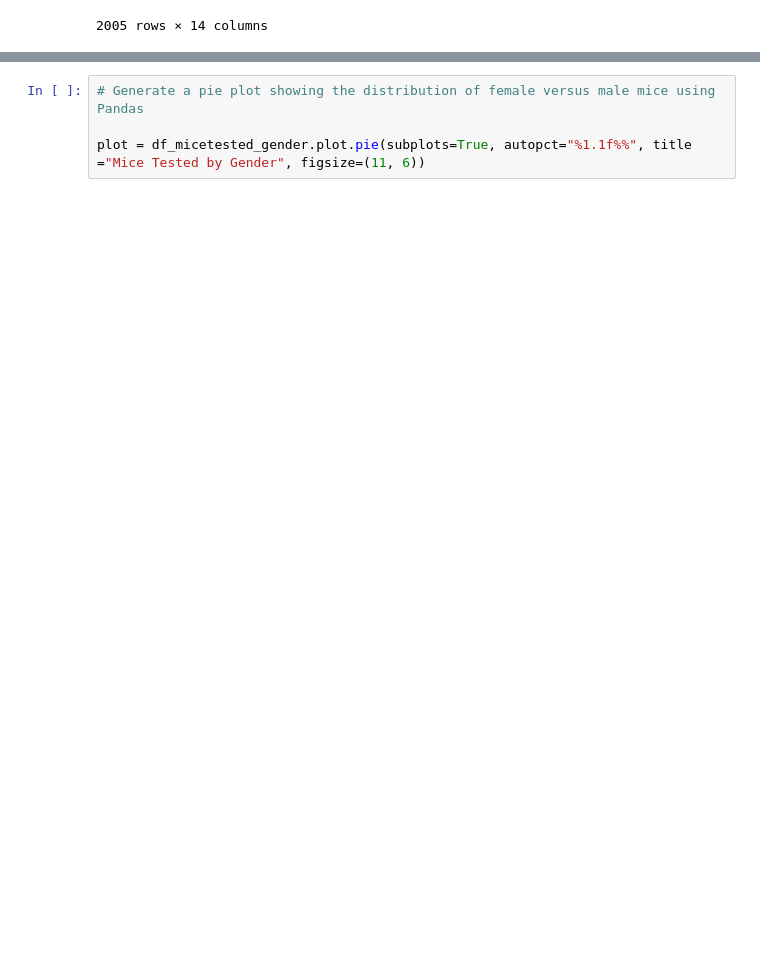
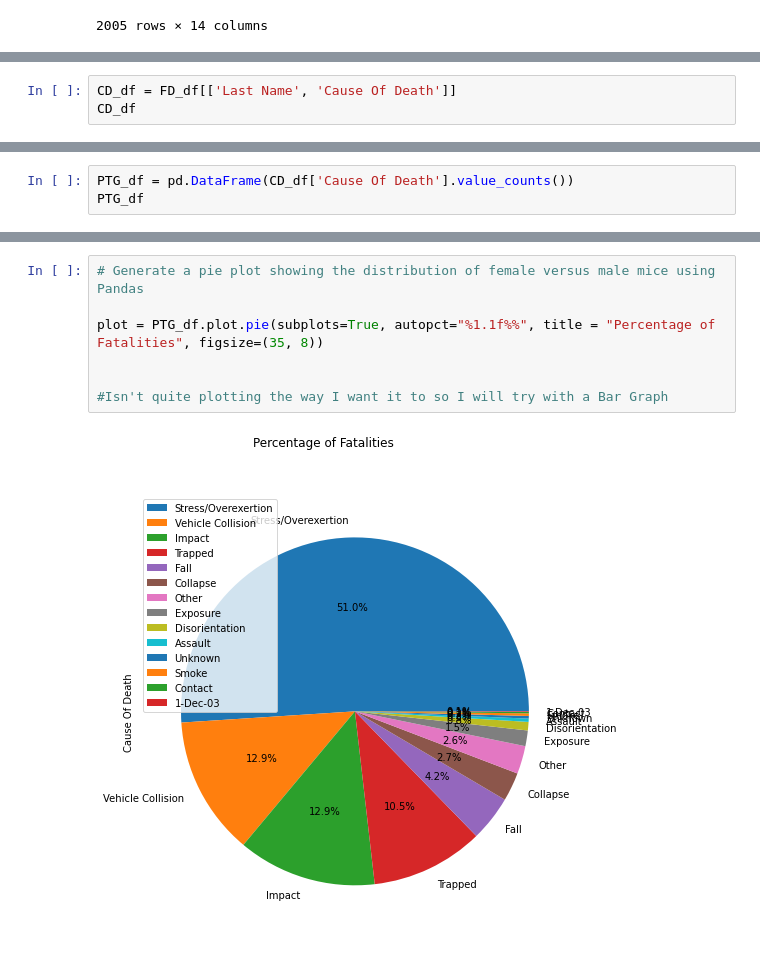
Before and after one commit to Shelf0/DB_Build-GeoMappingFDNY, a Jupyter notebook: Fatalities_Analysis.ipynb, the cells around one changed output, grey strips where cells are left out. Cells and saved outputs as stored; diff of their text form; blank space fills up the shorter version.

Commit message:
Created pie chart & tried making bar chart with no luck

```diff
--- a/Fatalities_Analysis.ipynb
+++ b/Fatalities_Analysis.ipynb
@@ -72,3 +74,6 @@ FD_df
 | 2003 | Louis | Patti | 67 | Fire Police Officer | Volunteer | 6-Dec-15 | 22-Dec-15 | ... |
 | 2004 | Patrick | Wolterman | 28 | Firefighter | Career | 28-Dec-15 | 28-Dec-15 | ... |
 1662 rows × 14 columns
+# %%
+CD_df = FD_df[['Last Name', 'Cause Of Death']]
+CD_df
@@ -74,0 +118,3 @@ FD_df
+# %%
+PTG_df = pd.DataFrame(CD_df['Cause Of Death'].value_counts())
+PTG_df
@@ -75,4 +137,9 @@ FD_df
 # %%
 # Generate a pie plot showing the distribution of female versus male mice using Pandas
 
-plot = df_micetested_gender.plot.pie(subplots=True, autopct="%1.1f%%", title ="Mice Tested by Gender", figsize=(11, 6))
+plot = PTG_df.plot.pie(subplots=True, autopct="%1.1f%%", title = "Percentage of Fatalities", figsize=(35, 8))
+
+
+#Isn't quite plotting the way I want it to so I will try with a Bar Graph
+# %% [output]
+[figure, added]
```
Also changed, not shown: parts of 6 cells of this notebook.
